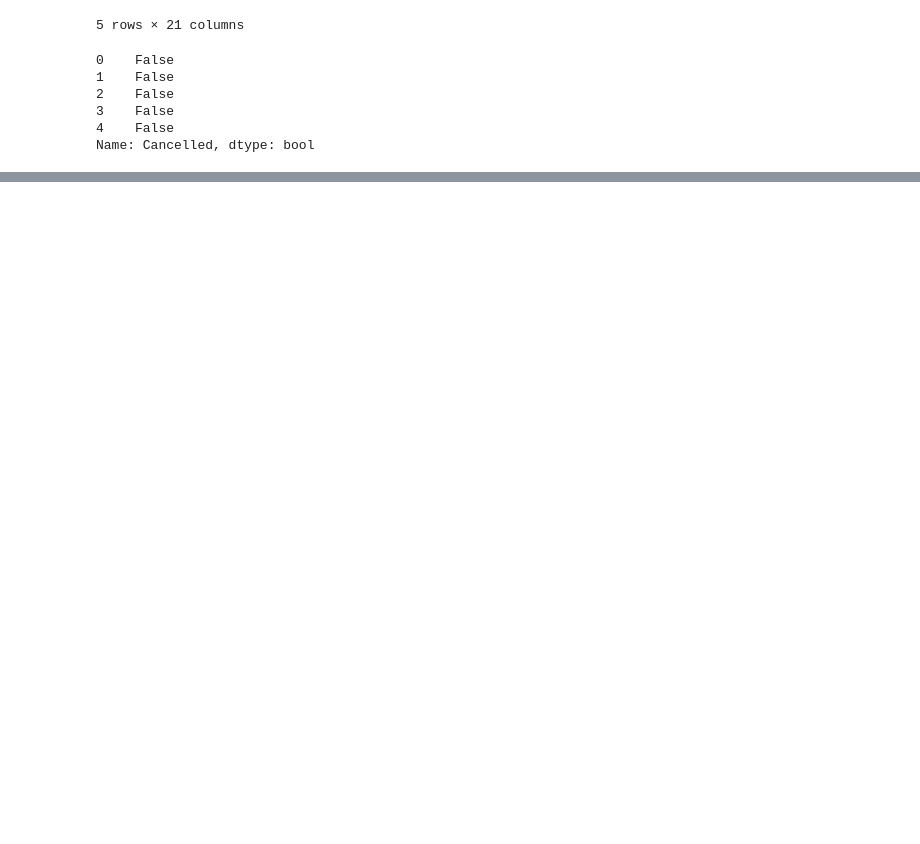
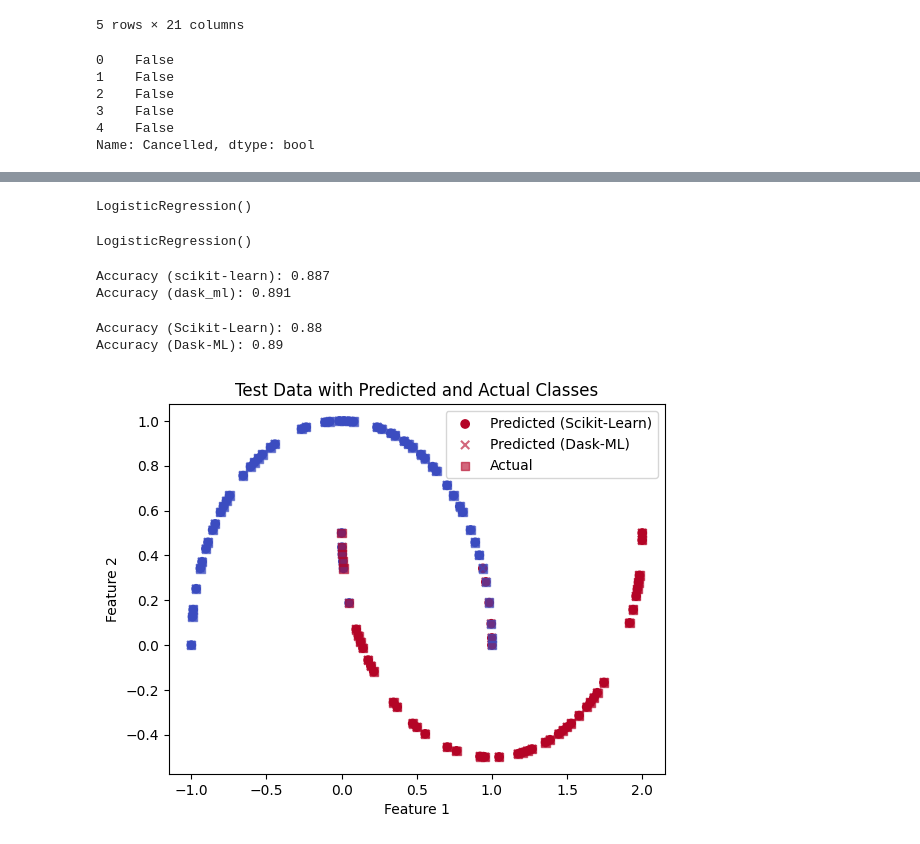
Before and after one commit to mahdiyen/Programming_2, a Jupyter notebook: assignment_week_2.3_dask.ipynb, the cells around one changed output, grey strips where cells are left out. Drawn from its saved outputs; the diff is of its cells as text; code cells hidden in the pictures; blank space fills up the shorter version.

```diff
--- a/assignment_week_2.3_dask.ipynb
+++ b/assignment_week_2.3_dask.ipynb
@@ -122,0 +154,12 @@ GridSearchCV(cv=3,
+# %%
+from sklearn.model_selection import train_test_split
+
+X_train, X_test, y_train,  y_test = train_test_split(X, y, test_size=0.2, random_state=0)
+# %%
+# modelling by LogisticRegression
+from sklearn.linear_model import LogisticRegression
+
+sklearn_model = LogisticRegression()
+sklearn_model.fit(X_train, y_train)
+# %% [output]
+LogisticRegression()
@@ -122,0 +168,52 @@ GridSearchCV(cv=3,
+# %%
+# modelling by dask-ml
+import dask_ml.linear_model as dml
+
+dask_model = dml.LogisticRegression()
+dask_model.fit(X_train, y_train)
+# %% [output]
+LogisticRegression()
+# %%
+# Check accuracy of both modelling method
+sklearn_accuracy = sklearn_model.score(X_test, y_test)
+dask_accuracy = dask_model.score(X_test, y_test)
+
+print("Accuracy (scikit-learn):", sklearn_accuracy)
+print("Accuracy (dask_ml):", dask_accuracy)
+# %% [output]
+Accuracy (scikit-learn): 0.887
+Accuracy (dask_ml): 0.891
+# %%
+# Train a logistic regressor from scikit-learn
+sklearn_regressor = LogisticRegression()
+sklearn_regressor.fit(X_train, y_train)
+
+# Train a logistic regressor from dask-ml
+dask_regressor = DaskLogisticRegression()
+dask_regressor.fit(X_train, y_train)
+
+# Predict the classes for the test data
+y_pred_sklearn = sklearn_regressor.predict(X_test)
+y_pred_dask = dask_regressor.predict(X_test)
+
+# Calculate the accuracy of the models
+accuracy_sklearn = accuracy_score(y_test, y_pred_sklearn)
+accuracy_dask = accuracy_score(y_test, y_pred_dask)
+
+print("Accuracy (Scikit-Learn):", accuracy_sklearn)
+print("Accuracy (Dask-ML):", accuracy_dask)
+# %% [output]
+Accuracy (Scikit-Learn): 0.88
+Accuracy (Dask-ML): 0.89
+# %%
+# Plot the test data with predicted classes
+plt.scatter(X_test[:, 0], X_test[:, 1], c=y_pred_sklearn, cmap='coolwarm', label='Predicted (Scikit-Learn)')
+plt.scatter(X_test[:, 0], X_test[:, 1], c=y_pred_dask, cmap='coolwarm', alpha=0.6, marker='x', label='Predicted (Dask-ML)')
+plt.scatter(X_test[:, 0], X_test[:, 1], c=y_test, cmap='coolwarm', alpha=0.6, marker='s', label='Actual')
+plt.legend()
+plt.xlabel('Feature 1')
+plt.ylabel('Feature 2')
+plt.title('Test Data with Predicted and Actual Classes')
+plt.show()
+# %% [output]
+[figure, added]
```
Also changed, not shown: parts of 16 cells of this notebook.
